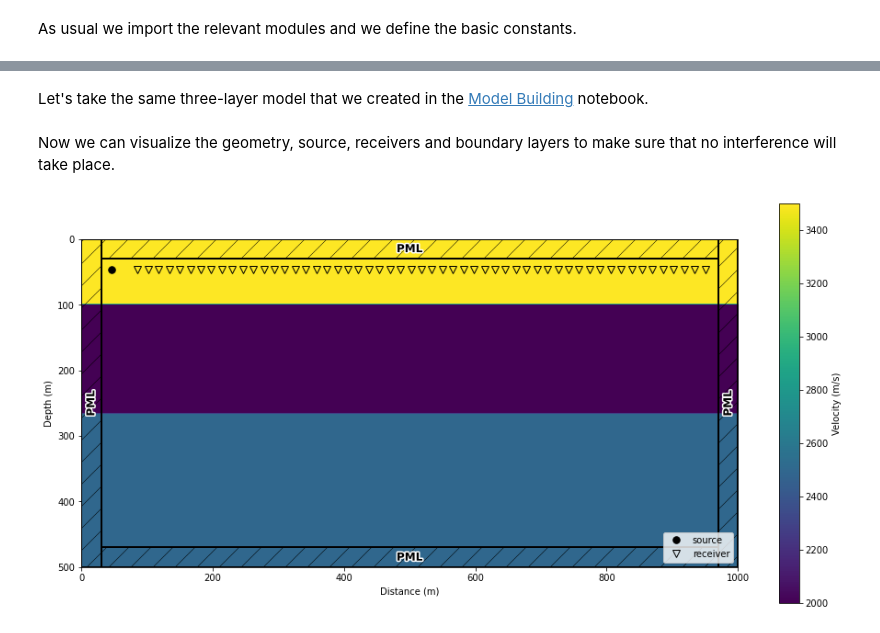
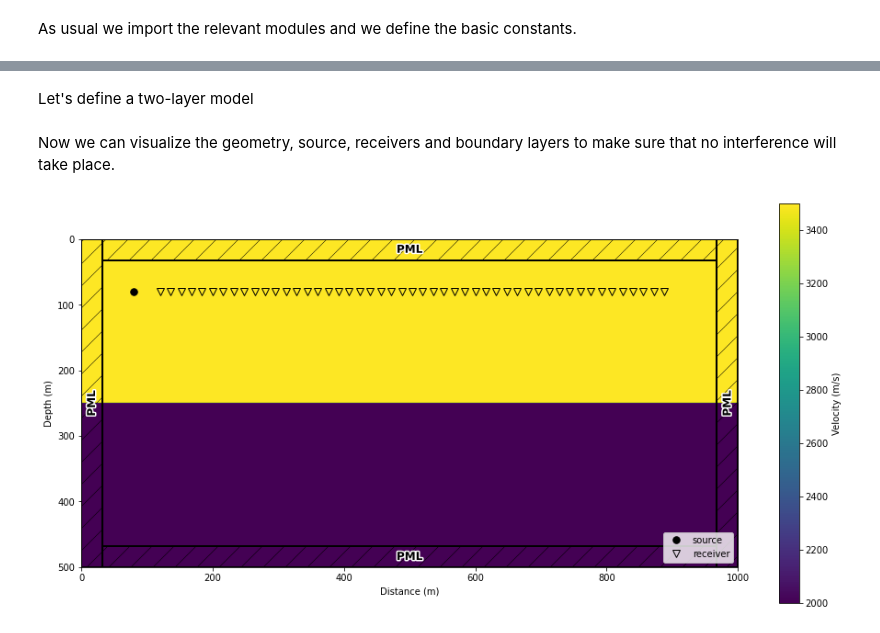
Before and after one commit to gfabieno/SeisCL, a Jupyter notebook: Tutorial/BoundaryLayers.ipynb, the cells around one changed output, grey strips where cells are left out. Drawn from its saved outputs; the diff is of its cells as text; code cells hidden in the pictures.

```diff
--- a/Tutorial/BoundaryLayers.ipynb
+++ b/Tutorial/BoundaryLayers.ipynb
@@ -57,5 +52,5 @@ As usual we import the relevant modules and we define the basic constants.
 import matplotlib.pyplot as plt
 import numpy as np
 from SeisCL import SeisCL
-seisPML = SeisCL()
+seis = SeisCL()
 # %%
@@ -70,48 +66,43 @@ In the `csts` dictionnay, the thickness of the absorbing layer is set with `nab`
 # %%
-Nz = seisPML.csts['N'][0]
-Nx = seisPML.csts['N'][1]
+Nz = seis.N[0]
+Nx = seis.N[1]
 
-seisPML.csts['abs_type'] = 1
-seisPML.csts['nab'] = nab = 15
-nbuf = seisPML.csts['FDORDER'] * 2
+seis.abs_type = 1 #We use CPML in this case
+seis.nab = nab = 16
+nbuf = seis.FDORDER * 2
 
-sx = (nab + nbuf) * dh
+sx = (2*nab + nbuf) * dh
 sy = 0
-sz = (nab + nbuf) * dh
+sz = (2*nab + nbuf) * dh
 offmin = 20 * dh
-offmax = (Nx - nab - nbuf) * dh - offmin
+offmax = (Nx - 4*nab - nbuf) * dh - offmin
 gx = np.arange(sx + offmin, sx + offmax, 8*dh)
 gy = gx * 0
-gz = gx * 0 + (nab + nbuf) * dh
+gz = gx * 0 + (2*nab + nbuf) * dh
 offset = gx-sx
 
-seisPML.src_pos_all = np.stack([[sx], [sy], [sz], [0], [2]], axis=0)
+seis.src_pos_all = np.stack([[sx], [sy], [sz], [0], [100]], axis=0)
 
 gsid = gz * 0
 gid = np.arange(0, len(gz))
-seisPML.rec_pos_all = np.stack([gx, gy, gz, gsid, gid, gx * 0 + 2,
+seis.rec_pos_all = np.stack([gx, gy, gz, gsid, gid, gx * 0 + 2,
                             gx * 0, gx * 0], axis=0)
-# %% [markdown]
-Let's take the same three-layer model that we created in the [Model Building](Model_Building.ipynb) notebook.
+# %% [markdown]
+Let's define a two-layer model
 # %%
-vp = [3500, 2000, 2500]
+vp = [3500, 2000]
 vs = 2000
 rho = 2000
 taup = 0
 taus = 0
 
-Ep_vp = [Nz//5, Nz//3]
 
-vp_1 = np.zeros((Ep_vp[0], Nx)) + vp[0]
-vp_2 = np.zeros((Ep_vp[1], Nx)) + vp[1]
-vp_3 = np.zeros((Nz-np.sum(Ep_vp), Nx)) + vp[2]
-
-vp_all = np.vstack((vp_1, vp_2, vp_3))
-
-vs_all = np.zeros(seisPML.csts['N']) + vs
-rho_all = np.zeros(seisPML.csts['N']) + rho
-taup_all = np.zeros(seisPML.csts['N']) + taup
-taus_all = np.zeros(seisPML.csts['N']) + taus
+vp_all = np.zeros(seis.N) + vp[0]
+vp_all[seis.N[0]//2:, :] = vp[1]
+vs_all = np.zeros(seis.N) + vs
+rho_all = np.zeros(seis.N) + rho
+taup_all = np.zeros(seis.N) + taup
+taus_all = np.zeros(seis.N) + taus
 
 
 Model3Layers = {"vp": vp_all, "rho": rho_all, "vs": vs_all, "taup": taup_all, "taus": taus_all}
@@ -119,6 +110,6 @@ Model3Layers = {"vp": vp_all, "rho": rho_all, "vs": vs_all, "taup": taup_all, "t
 Now we can visualize the geometry, source, receivers and boundary layers to make sure that no interference will take place.
 # %%
 _, ax = plt.subplots(1, 1, figsize = (16,8))
-seisPML.DrawDomain2D(vp_all, ax = ax, ShowAbs = True, ShowSrcRec = True)
+seis.DrawDomain2D(vp_all, ax = ax, showabs = True, showsrcrec = True)
 # %% [output]
-[figure, old version]
+[figure, new version]
```
Also changed, not shown: parts of 26 cells of this notebook, 19 other files.
